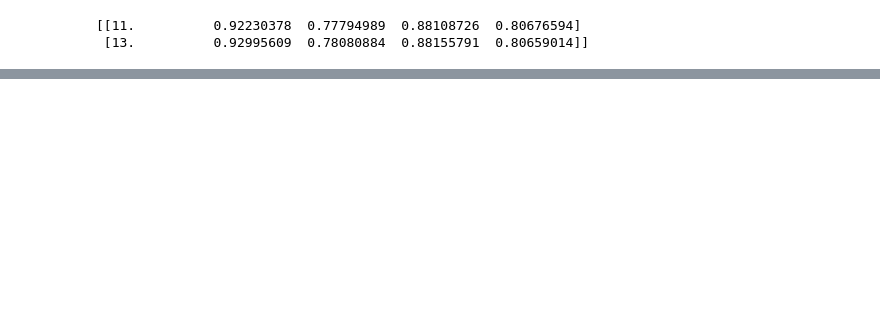
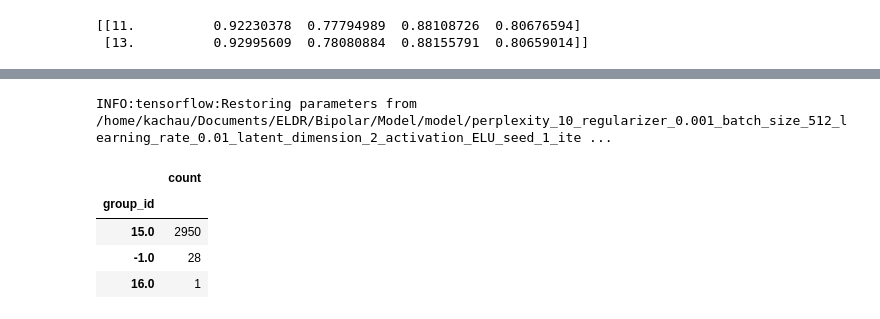
Before and after one commit to chauhankaranraj/ELDR, a Jupyter notebook: Housing-K/demo.ipynb, the cells around one changed output, grey strips where cells are left out. Cells and saved outputs as stored; diff of their text form; code cells hidden in the pictures; blank space fills up the shorter version.

```diff
--- a/Housing-K/demo.ipynb
+++ b/Housing-K/demo.ipynb
@@ -392,0 +388,38 @@ array([4., 4., 4., 4., 4., 4., 4., 4., 4., 4., 4., 4., 4., 4., 4., 4., 4.,
+# %%
+# Load results
+deltas = np.load('../Bipolar-K/deltas50.npy')
+# %%
+# take data points from group 0 and add delta 1 to make them into region 1
+
+sess, rep, X, D = load_model()
+
+INITIAL_GROUP = 1
+TARGET_GROUP = 15
+
+if INITIAL_GROUP == 0:
+    d = deltas[TARGET_GROUP - 1]
+elif TARGET_GROUP == 0:
+    d = -1.0 * deltas[INITIAL_GROUP - 1]
+else:
+    d = -1.0 * deltas[INITIAL_GROUP - 1] + deltas[TARGET_GROUP - 1]
+
+# take points from initial group and apply delta
+x_full_init_transf = x_full[labels==INITIAL_GROUP] + d
+
+# get low dim repr of initial + delta (i.e. transformed initial pts)
+x_full_init_transf_lowdim = sess.run(rep, feed_dict={X: x_full_init_transf, D: np.zeros((1, input_dim))})
+
+# what group did the clustering algo classify these to
+x_full_init_transf_lowdim_labels = poly2labels(x_full_init_transf_lowdim, all_vertices)
+
+# pretty print
+res = pd.Series(x_full_init_transf_lowdim_labels).value_counts().to_frame('count')
+res.index.name = 'group_id'
+res
+# %% [output]
+INFO:tensorflow:Restoring parameters from /home/kachau/Documents/ELDR/Bipolar/Model/model/perplexity_10_regularizer_0.001_batch_size_512_learning_rate_0.01_latent_dimension_2_activation_ELU_seed_1_ite ...
+|  | count |
+| group_id |  |
+| 15.0 | 2950 |
+| -1.0 | 28 |
+| 16.0 | 1 |
```
Also changed, not shown: parts of 24 cells of this notebook, 1 other file.
